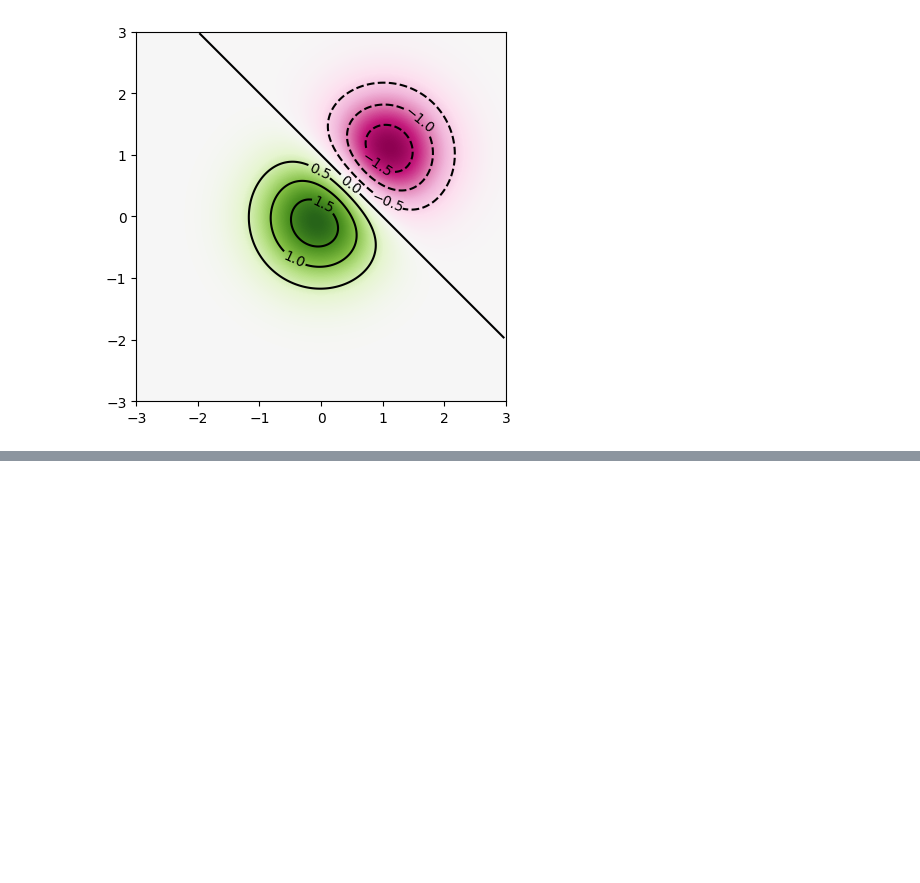
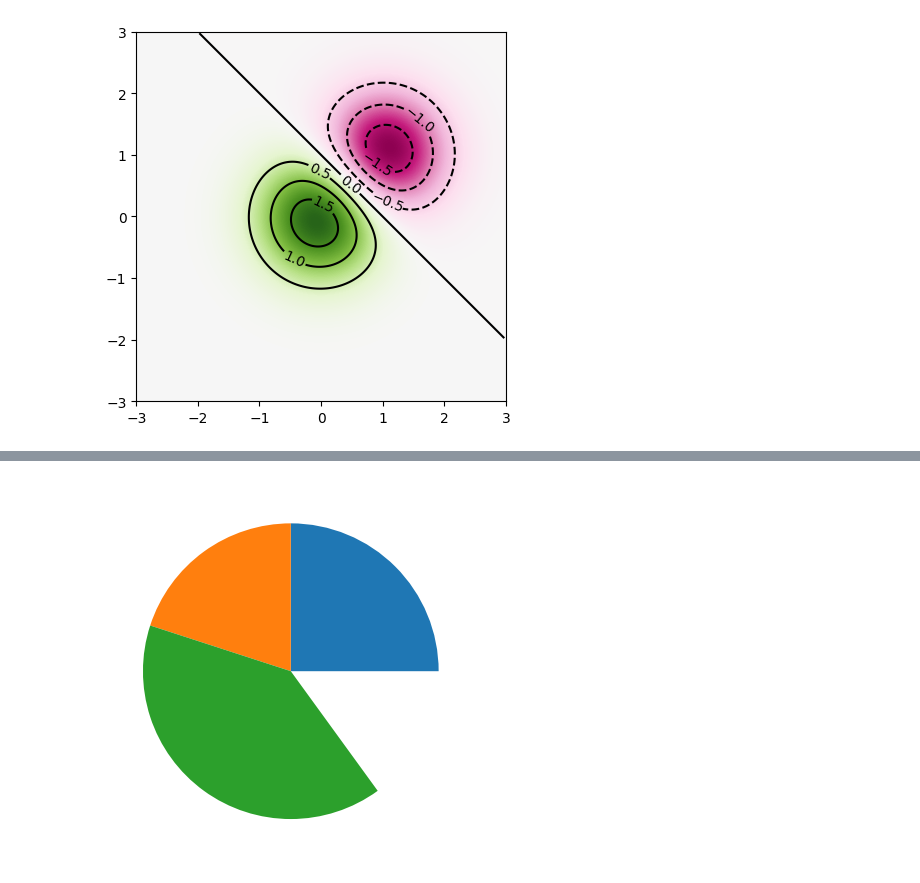
Before and after one commit to olabanjialadejana/data-science-guide, a Jupyter notebook: matplotlib.ipynb, the cells around one changed output, grey strips where cells are left out. Cells and saved outputs as stored; diff of their text form; code cells hidden in the pictures; blank space fills up the shorter version.

```diff
--- a/matplotlib.ipynb
+++ b/matplotlib.ipynb
@@ -449,0 +497,5 @@ ax.clabel(c);
+# %%
+x = np.array([0.25, 0.20, 0.40])
+plt.pie(x, normalize=False);
+# %% [output]
+[figure, added]
```
Also changed, not shown: parts of 60 cells of this notebook.
